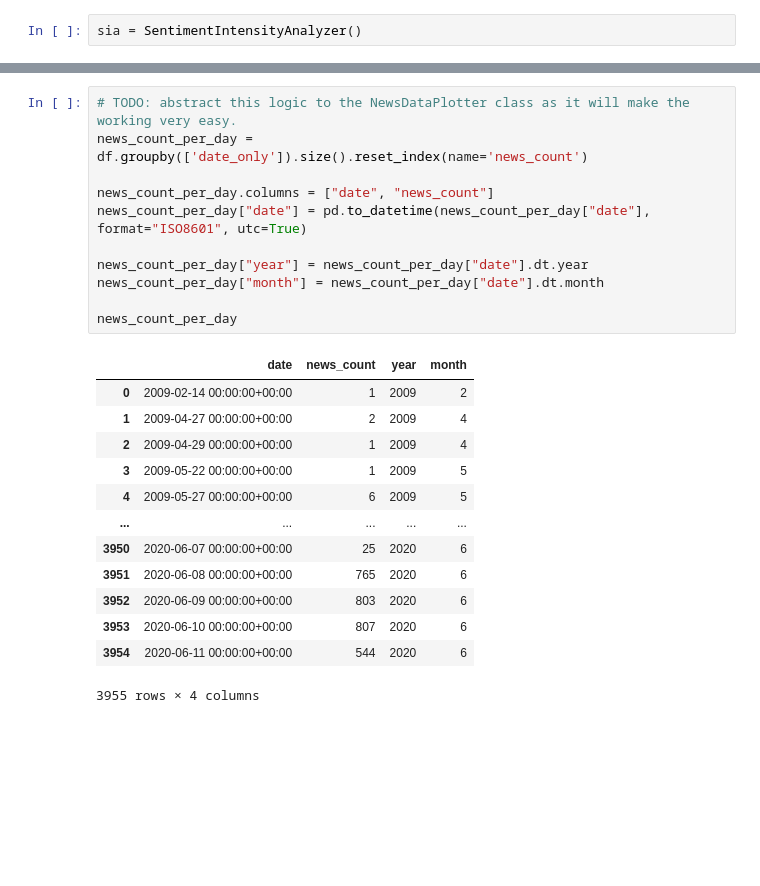
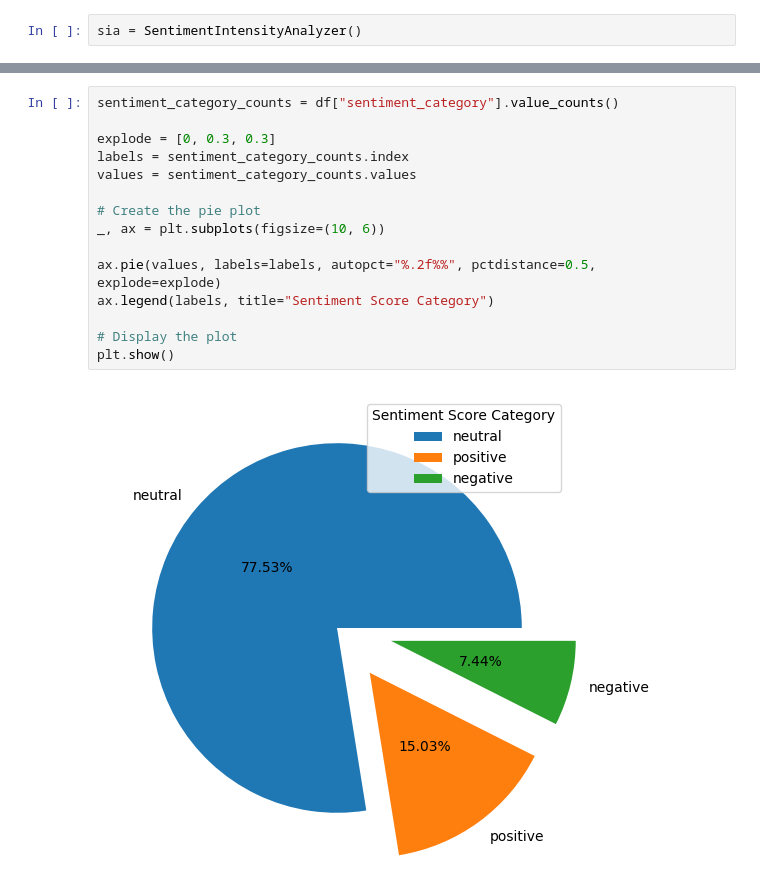
Before and after one commit to leuel-a/news-sentiment-stock-prediction, a Jupyter notebook: notebooks/stock_news_sentiment.ipynb, the cells around one changed output, grey strips where cells are left out. Saved outputs shown, nothing was run; the diff lists cells and outputs as text; blank space fills up the shorter version.

```diff
--- a/notebooks/stock_news_sentiment.ipynb
+++ b/notebooks/stock_news_sentiment.ipynb
@@ -179,25 +200,17 @@ df.head()
-# %%
-# TODO: abstract this logic to the NewsDataPlotter class as it will make the working very easy.
-news_count_per_day = df.groupby(['date_only']).size().reset_index(name='news_count')
-
-news_count_per_day.columns = ["date", "news_count"]
-news_count_per_day["date"] = pd.to_datetime(news_count_per_day["date"], format="ISO8601", utc=True)
-
-news_count_per_day["year"] = news_count_per_day["date"].dt.year
-news_count_per_day["month"] = news_count_per_day["date"].dt.month
-
-news_count_per_day
-# %% [output]
-|  | date | news_count | year | month |
-| 0 | 2009-02-14 00:00:00+00:00 | 1 | 2009 | 2 |
-| 1 | 2009-04-27 00:00:00+00:00 | 2 | 2009 | 4 |
-| 2 | 2009-04-29 00:00:00+00:00 | 1 | 2009 | 4 |
-| 3 | 2009-05-22 00:00:00+00:00 | 1 | 2009 | 5 |
-| 4 | 2009-05-27 00:00:00+00:00 | 6 | 2009 | 5 |
-| ... | ... | ... | ... | ... |
-| 3950 | 2020-06-07 00:00:00+00:00 | 25 | 2020 | 6 |
-| 3951 | 2020-06-08 00:00:00+00:00 | 765 | 2020 | 6 |
-| 3952 | 2020-06-09 00:00:00+00:00 | 803 | 2020 | 6 |
-| 3953 | 2020-06-10 00:00:00+00:00 | 807 | 2020 | 6 |
-| 3954 | 2020-06-11 00:00:00+00:00 | 544 | 2020 | 6 |
-3955 rows × 4 columns
+# %%
+sentiment_category_counts = df["sentiment_category"].value_counts()
+
+explode = [0, 0.3, 0.3]
+labels = sentiment_category_counts.index
+values = sentiment_category_counts.values
+
+# Create the pie plot
+_, ax = plt.subplots(figsize=(10, 6))
+
+ax.pie(values, labels=labels, autopct="%.2f%%", pctdistance=0.5, explode=explode)
+ax.legend(labels, title="Sentiment Score Category")
+
+# Display the plot
+plt.show()
+# %% [output]
+[figure, added]
```
Also changed, not shown: parts of 26 cells of this notebook, 1 other file.
